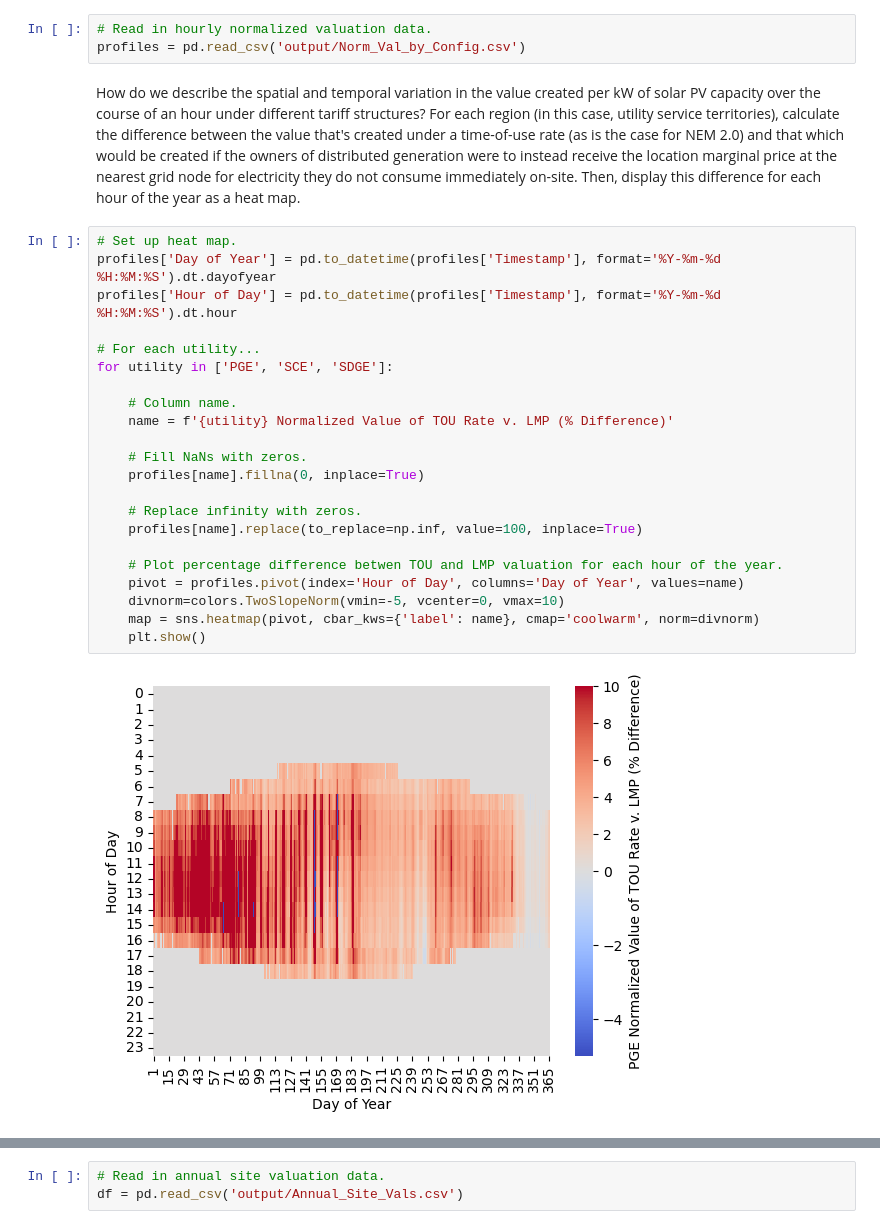
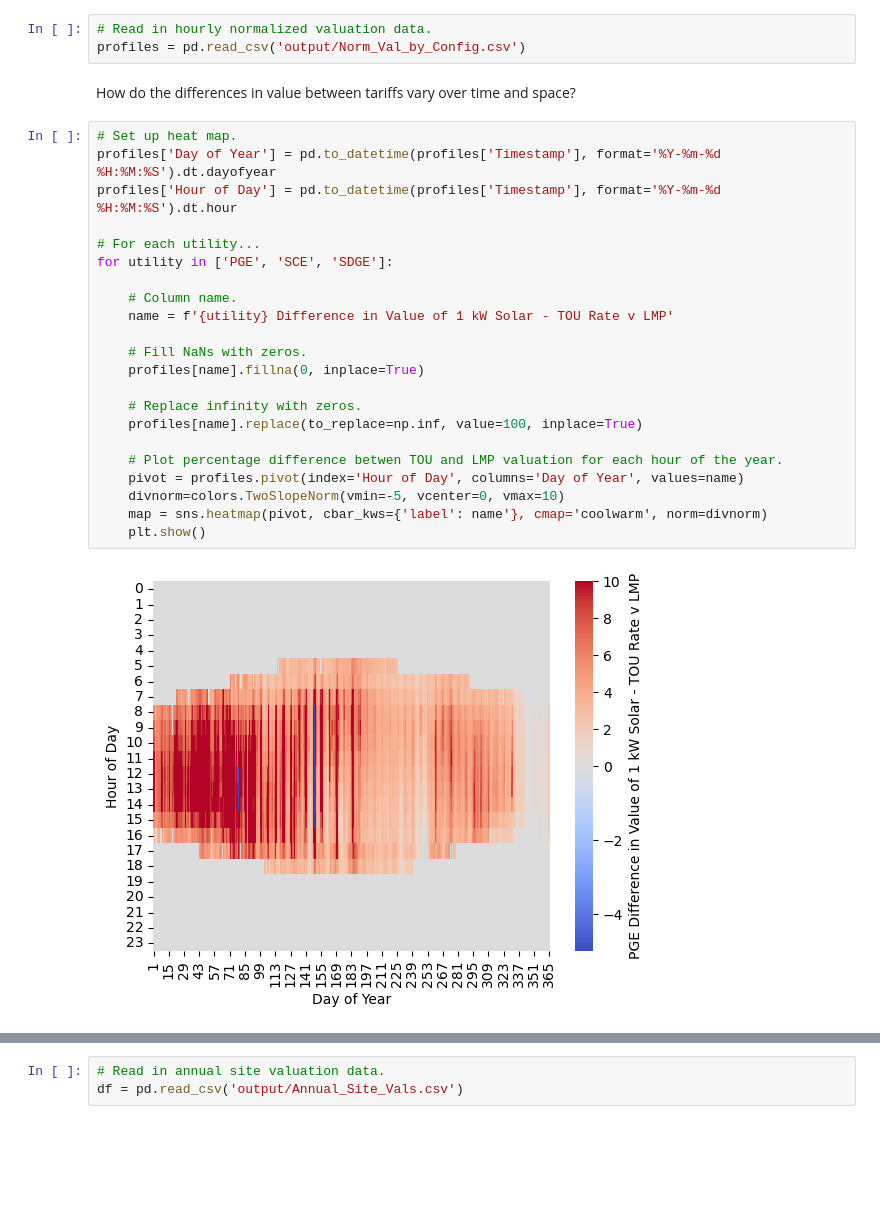
Before and after one commit to pswild/ca-nem, a Jupyter notebook: analyze.ipynb, the cells around one changed output, grey strips where cells are left out. Saved outputs shown, nothing was run; the diff lists cells and outputs as text; blank space fills up the shorter version.

```diff
--- a/analyze.ipynb
+++ b/analyze.ipynb
@@ -7,29 +7,29 @@ import matplotlib.pyplot as plt
 # %%
 # Read in hourly normalized valuation data.
 profiles = pd.read_csv('output/Norm_Val_by_Config.csv')
-# %% [markdown]
-How do we describe the spatial and temporal variation in the value created per kW of solar PV capacity over the course of an hour under different tariff structures? For each region (in this case, utility service territories), calculate the difference between the value that's created under a time-of-use rate (as is the case for NEM 2.0) and that which would be created if the owners of distributed generation were to instead receive the location marginal price at the nearest grid node for electricity they do not consume immediately on-site. Then, display this difference for each hour of the year as a heat map.
+# %% [markdown]
+How do the differences in value between tariffs vary over time and space?
 # %%
 # Set up heat map.
 profiles['Day of Year'] = pd.to_datetime(profiles['Timestamp'], format='%Y-%m-%d %H:%M:%S').dt.dayofyear
 profiles['Hour of Day'] = pd.to_datetime(profiles['Timestamp'], format='%Y-%m-%d %H:%M:%S').dt.hour
 
 # For each utility...
 for utility in ['PGE', 'SCE', 'SDGE']:
 
     # Column name.
-    name = f'{utility} Normalized Value of TOU Rate v. LMP (% Difference)'
+    name = f'{utility} Difference in Value of 1 kW Solar - TOU Rate v LMP'
 
     # Fill NaNs with zeros.
     profiles[name].fillna(0, inplace=True)
 
     # Replace infinity with zeros.
     profiles[name].replace(to_replace=np.inf, value=100, inplace=True)
 
     # Plot percentage difference betwen TOU and LMP valuation for each hour of the year.
     pivot = profiles.pivot(index='Hour of Day', columns='Day of Year', values=name)
     divnorm=colors.TwoSlopeNorm(vmin=-5, vcenter=0, vmax=10)
-    map = sns.heatmap(pivot, cbar_kws={'label': name}, cmap='coolwarm', norm=divnorm)
+    map = sns.heatmap(pivot, cbar_kws={'label': name'}, cmap='coolwarm', norm=divnorm)
     plt.show()
 # %% [output]
-[figure, old version]
+[figure, new version]
```
Also changed, not shown: parts of 12 cells of this notebook, 2 other files.
